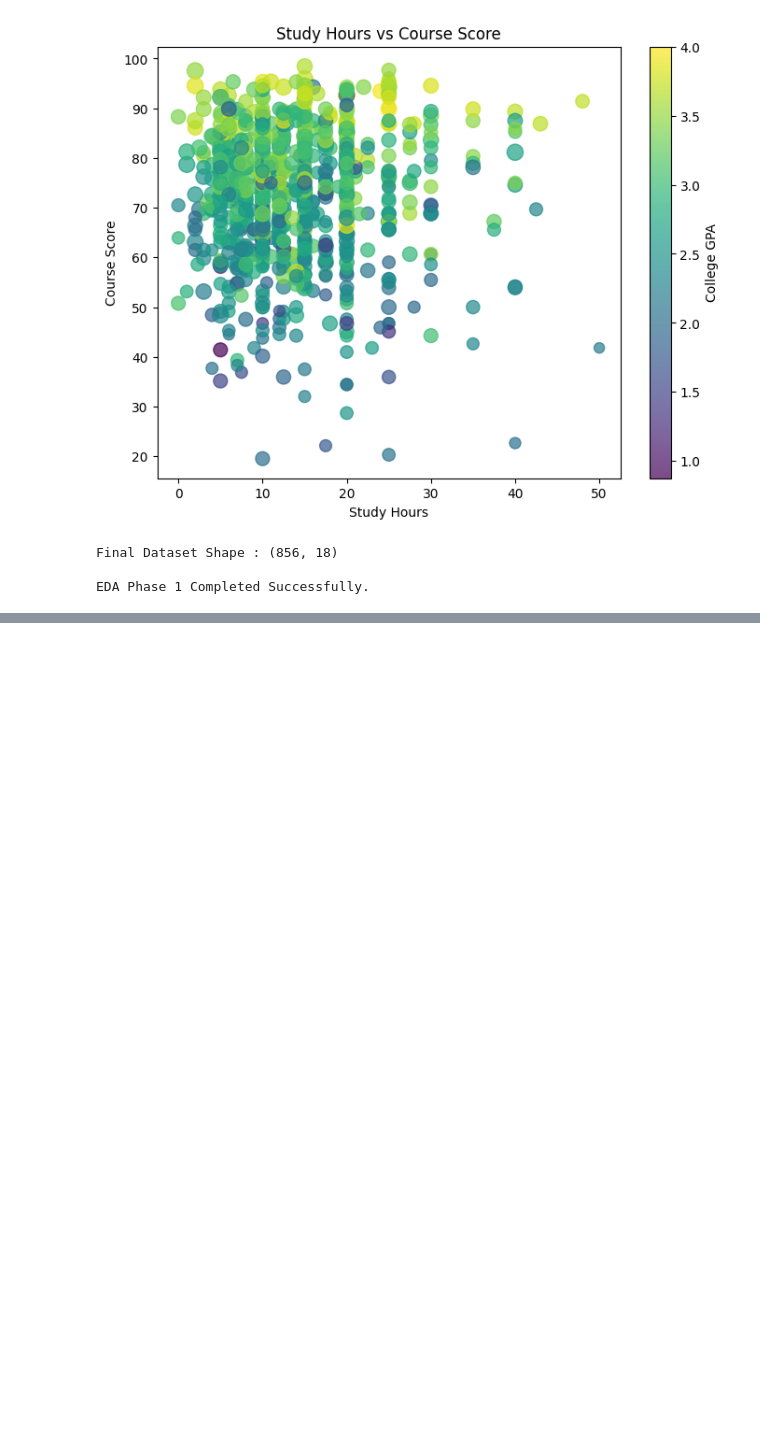
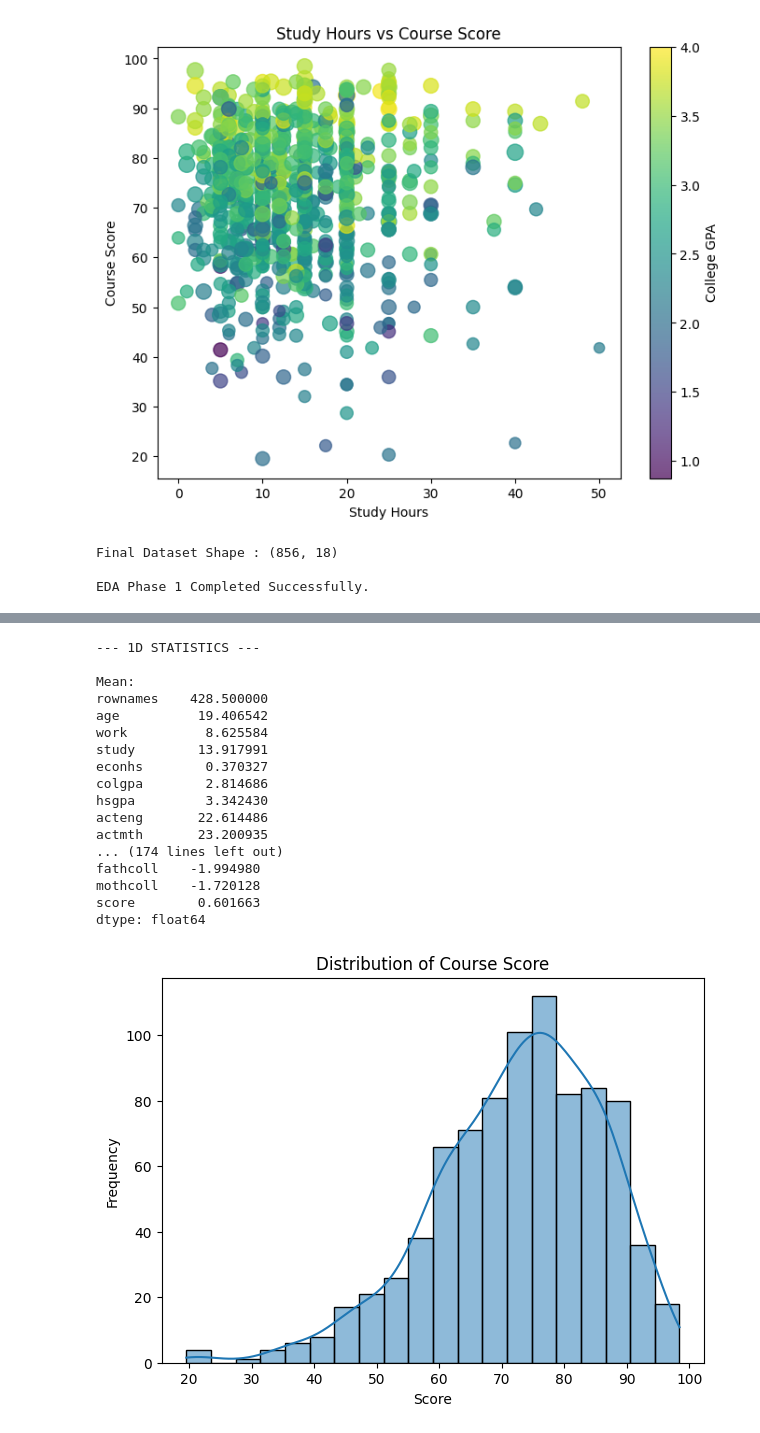
Before and after one commit to aman-18-choudhary/Aman_23BDS0337, a Jupyter notebook: Phase1_EDA_Project.ipynb, the cells around one changed output, grey strips where cells are left out. Cells and saved outputs as stored; diff of their text form; code cells hidden in the pictures; blank space fills up the shorter version.

```diff
--- a/Phase1_EDA_Project.ipynb
+++ b/Phase1_EDA_Project.ipynb
@@ -303,0 +327,68 @@ EDA Phase 1 Completed Successfully.
+# %%
+# 1D STATISTICAL ANALYSIS
+
+# Mean
+print("\n--- 1D STATISTICS ---")
+
+print("\nMean:")
+print(df.mean(numeric_only=True))
+
+# Median
+print("\nMedian:")
+print(df.median(numeric_only=True))
+
+# Mode
+print("\nMode:")
+print(df.mode(numeric_only=True).iloc[0])
+
+# Variance
+print("\nVariance:")
+print(df.var(numeric_only=True))
+
+# Standard Deviation
+print("\nStandard Deviation:")
+print(df.std(numeric_only=True))
+
+# Minimum
+print("\nMinimum:")
+print(df.min(numeric_only=True))
+
+# Maximum
+print("\nMaximum:")
+print(df.max(numeric_only=True))
+
+# Skewness
+print("\nSkewness:")
+print(df.skew(numeric_only=True))
+
+# Kurtosis
+print("\nKurtosis:")
+print(df.kurt(numeric_only=True))
+
+
+# Distribution of Score
+plt.figure(figsize=(7,5))
+sns.histplot(df["score"], kde=True, bins=20)
+plt.title("Distribution of Course Score")
+plt.xlabel("Score")
+plt.ylabel("Frequency")
+plt.show()
+# %% [output]
+--- 1D STATISTICS ---
+
+Mean:
+rownames    428.500000
+age          19.406542
+work          8.625584
+study        13.917991
+econhs        0.370327
+colgpa        2.814686
+hsgpa         3.342430
+acteng       22.614486
+actmth       23.200935
+... (174 lines left out)
+fathcoll    -1.994980
+mothcoll    -1.720128
+score        0.601663
+dtype: float64
+[figure, added]
```
Also changed, not shown: parts of 6 cells of this notebook.
